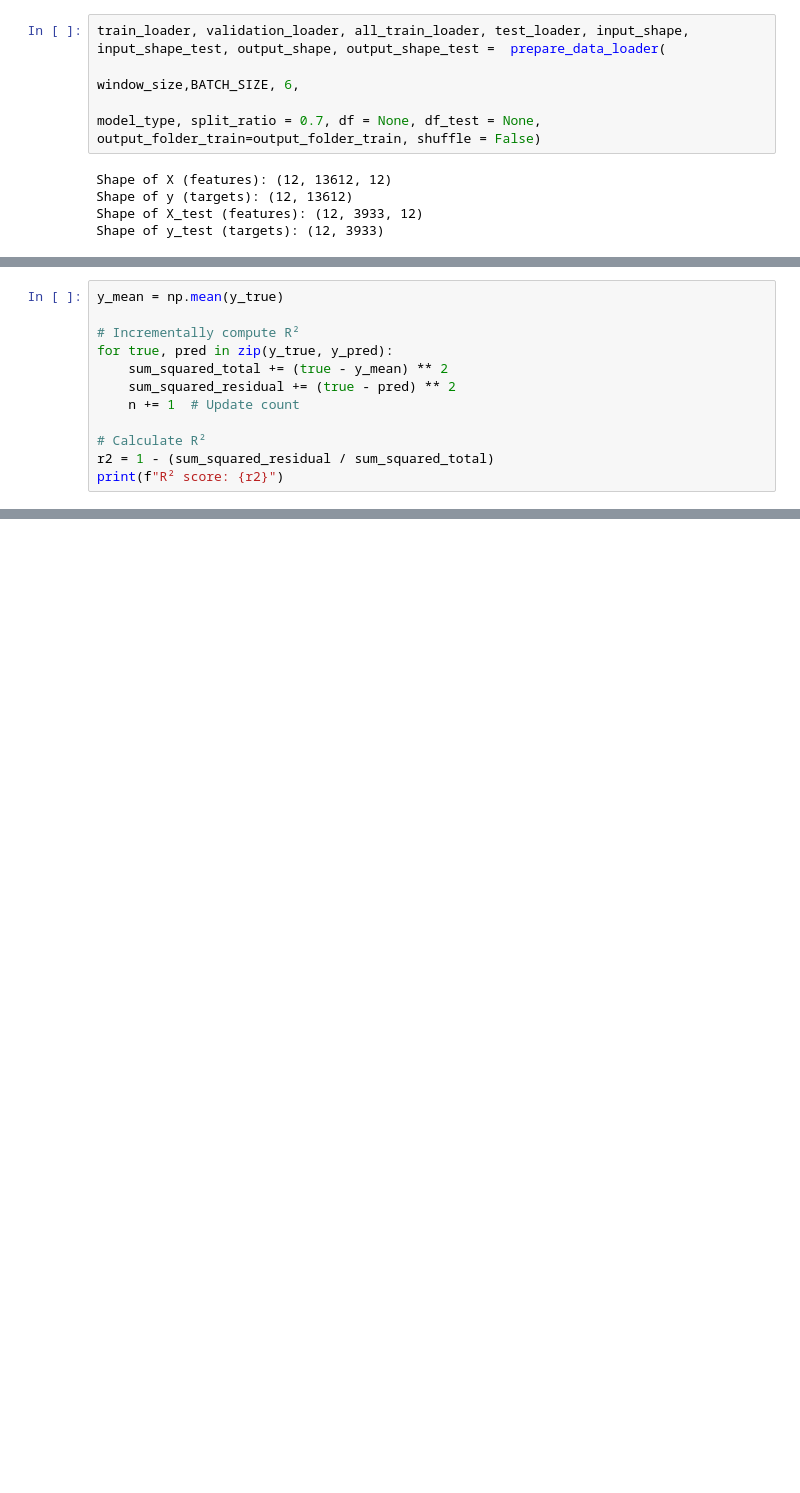
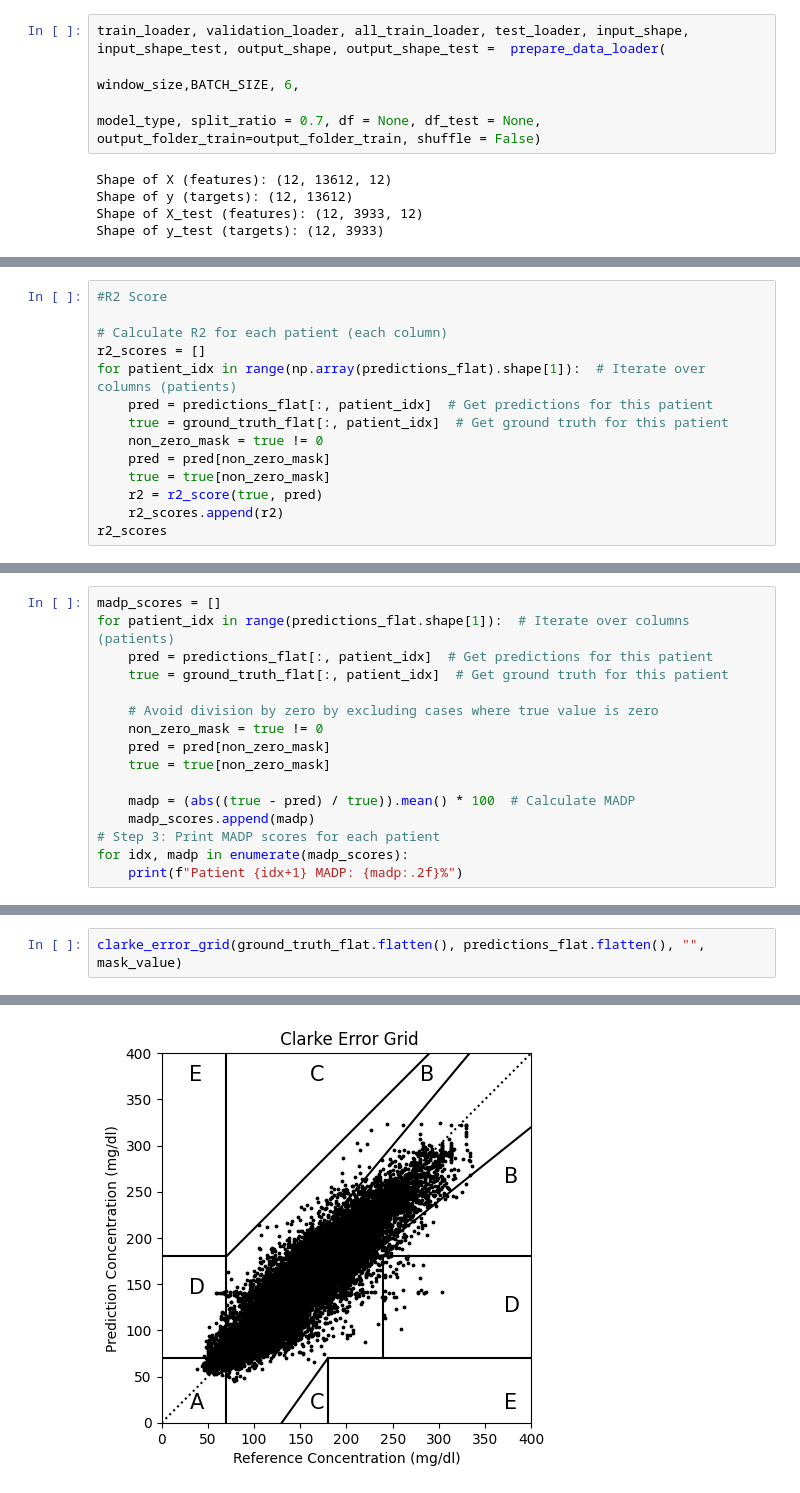
Before and after one commit to Menna-tullahh/Glucose-forecasting-using-multitasking, a Jupyter notebook: evaluate-shared-layer.ipynb, the cells around one changed output, grey strips where cells are left out. Saved outputs shown, nothing was run; the diff lists cells and outputs as text; blank space fills up the shorter version.

```diff
--- a/evaluate-shared-layer.ipynb
+++ b/evaluate-shared-layer.ipynb
@@ -117,12 +47,0 @@ KeyboardInterrupt:
-# %%
-y_mean = np.mean(y_true)
-
-# Incrementally compute R²
-for true, pred in zip(y_true, y_pred):
-    sum_squared_total += (true - y_mean) ** 2
-    sum_squared_residual += (true - pred) ** 2
-    n += 1  # Update count
-
-# Calculate R²
-r2 = 1 - (sum_squared_residual / sum_squared_total)
-print(f"R² score: {r2}")
@@ -149,0 +83,14 @@ for prediction_horizon in prediction_horizons:
+# %%
+#R2 Score
+
+# Calculate R2 for each patient (each column)
+r2_scores = []
+for patient_idx in range(np.array(predictions_flat).shape[1]):  # Iterate over columns (patients)
+    pred = predictions_flat[:, patient_idx]  # Get predictions for this patient
+    true = ground_truth_flat[:, patient_idx]  # Get ground truth for this patient
+    non_zero_mask = true != 0
+    pred = pred[non_zero_mask]
+    true = true[non_zero_mask]
+    r2 = r2_score(true, pred)
+    r2_scores.append(r2)
+r2_scores
@@ -149,0 +110,16 @@ for prediction_horizon in prediction_horizons:
+# %%
+madp_scores = []
+for patient_idx in range(predictions_flat.shape[1]):  # Iterate over columns (patients)
+    pred = predictions_flat[:, patient_idx]  # Get predictions for this patient
+    true = ground_truth_flat[:, patient_idx]  # Get ground truth for this patient
+
+    # Avoid division by zero by excluding cases where true value is zero
+    non_zero_mask = true != 0
+    pred = pred[non_zero_mask]
+    true = true[non_zero_mask]
+
+    madp = (abs((true - pred) / true)).mean() * 100  # Calculate MADP
+    madp_scores.append(madp)
+# Step 3: Print MADP scores for each patient
+for idx, madp in enumerate(madp_scores):
+    print(f"Patient {idx+1} MADP: {madp:.2f}%")
@@ -149,0 +229,3 @@ for prediction_horizon in prediction_horizons:
+# %%
+clarke_error_grid(ground_truth_flat.flatten(), predictions_flat.flatten(), "", mask_value)
+# %% [output]
@@ -149,0 +235 @@ for prediction_horizon in prediction_horizons:
+[figure, added]
```
Also changed, not shown: parts of 21 cells of this notebook, 5 other files.
